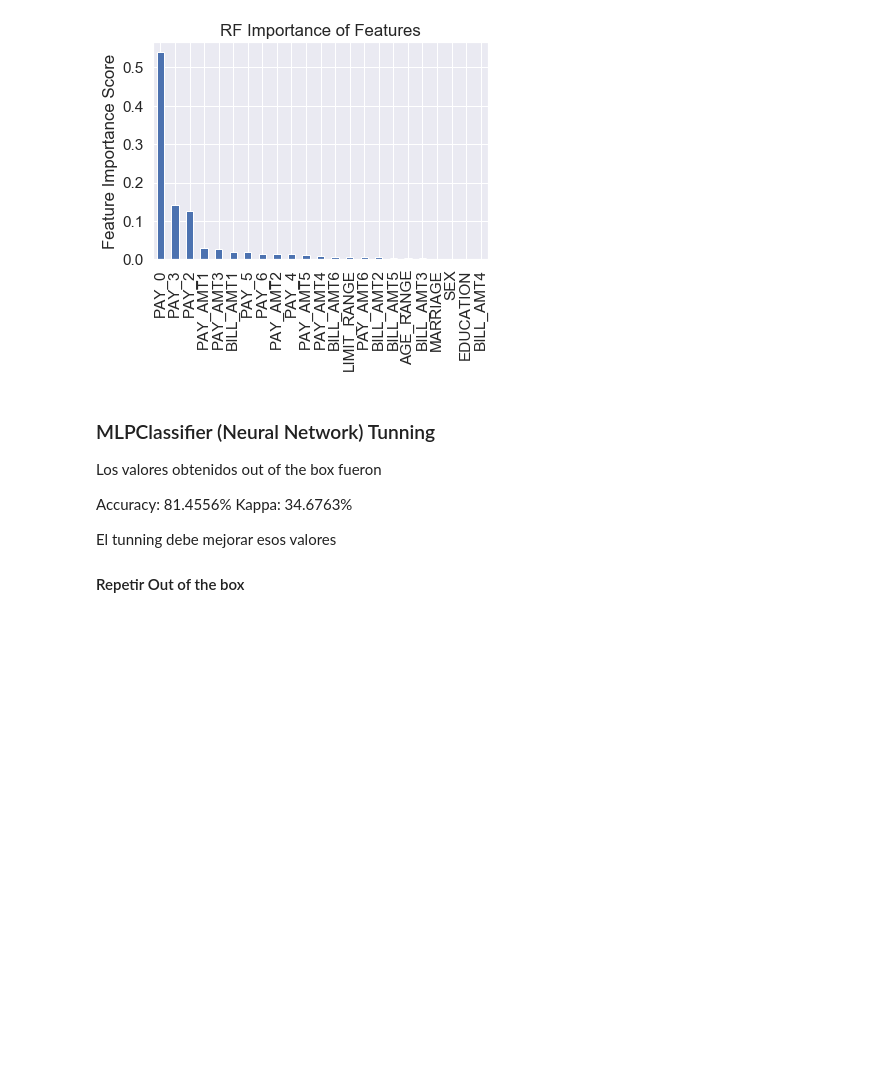
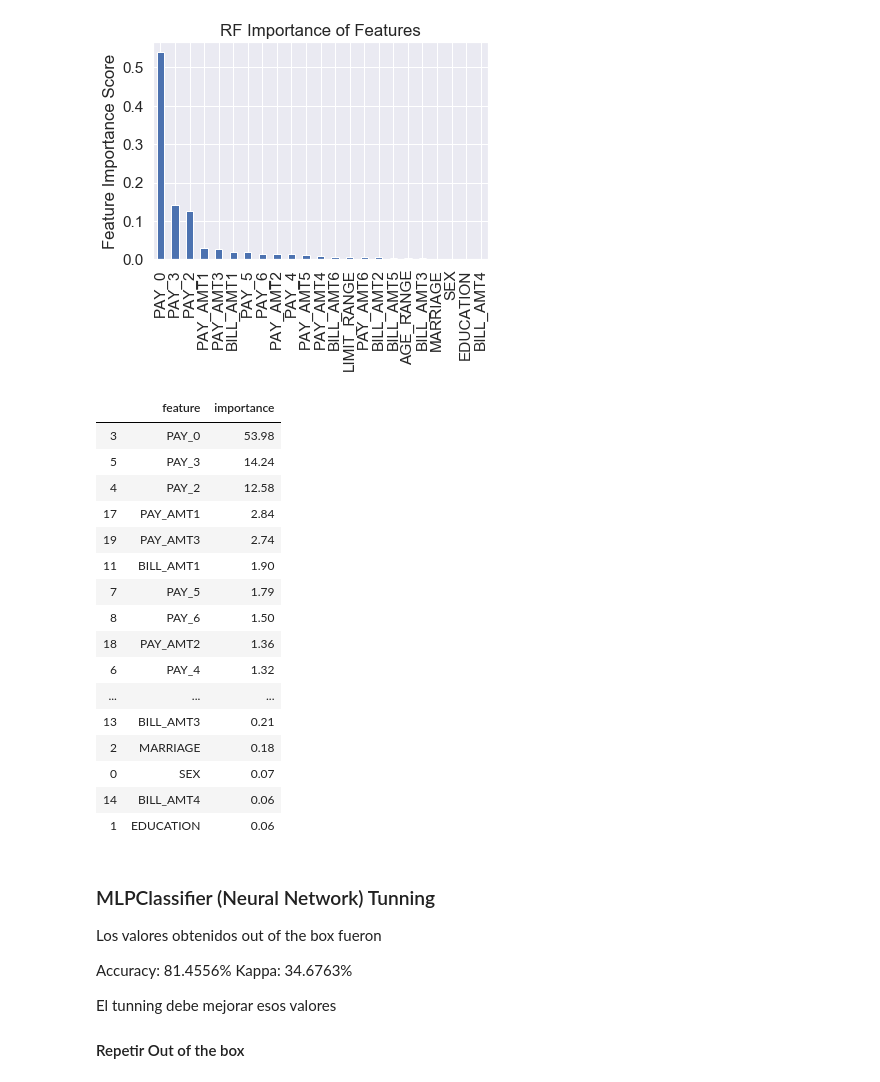
Before and after one commit to randallxram/XTOLC5T3, a Jupyter notebook: Build and Explore Models.ipynb, the cells around one changed output. Cells and saved outputs as stored; diff of their text form; code cells hidden in the pictures; blank space fills up the shorter version.

```diff
--- a/Build and Explore Models.ipynb
+++ b/Build and Explore Models.ipynb
@@ -761,6 +761,29 @@ plt.ylabel('Feature Importance Score')
 # %% [output]
 Text(0, 0.5, 'Feature Importance Score')
 [figure]
+# %%
+dfRFCfeatures = pd.DataFrame(predictors, columns=['feature'])
+dfRFCfeatures['importance'] = modelRFC.feature_importances_.tolist()
+dfRFCfeatures['importance'] = round(dfRFCfeatures['importance']*100,2)
+dfRFCfeatures.sort_values(by=['importance'], ascending=False)
+# %% [output]
+|  | feature | importance |
+| 3 | PAY_0 | 53.98 |
+| 5 | PAY_3 | 14.24 |
+| 4 | PAY_2 | 12.58 |
+| 17 | PAY_AMT1 | 2.84 |
+| 19 | PAY_AMT3 | 2.74 |
+| 11 | BILL_AMT1 | 1.90 |
+| 7 | PAY_5 | 1.79 |
+| 8 | PAY_6 | 1.50 |
+| 18 | PAY_AMT2 | 1.36 |
+| 6 | PAY_4 | 1.32 |
+| ... | ... | ... |
+| 13 | BILL_AMT3 | 0.21 |
+| 2 | MARRIAGE | 0.18 |
+| 0 | SEX | 0.07 |
+| 14 | BILL_AMT4 | 0.06 |
+| 1 | EDUCATION | 0.06 |
 # %% [markdown]
 ### MLPClassifier (Neural Network) Tunning
 
```
Also changed, not shown: parts of 15 cells of this notebook, 1 other file.
